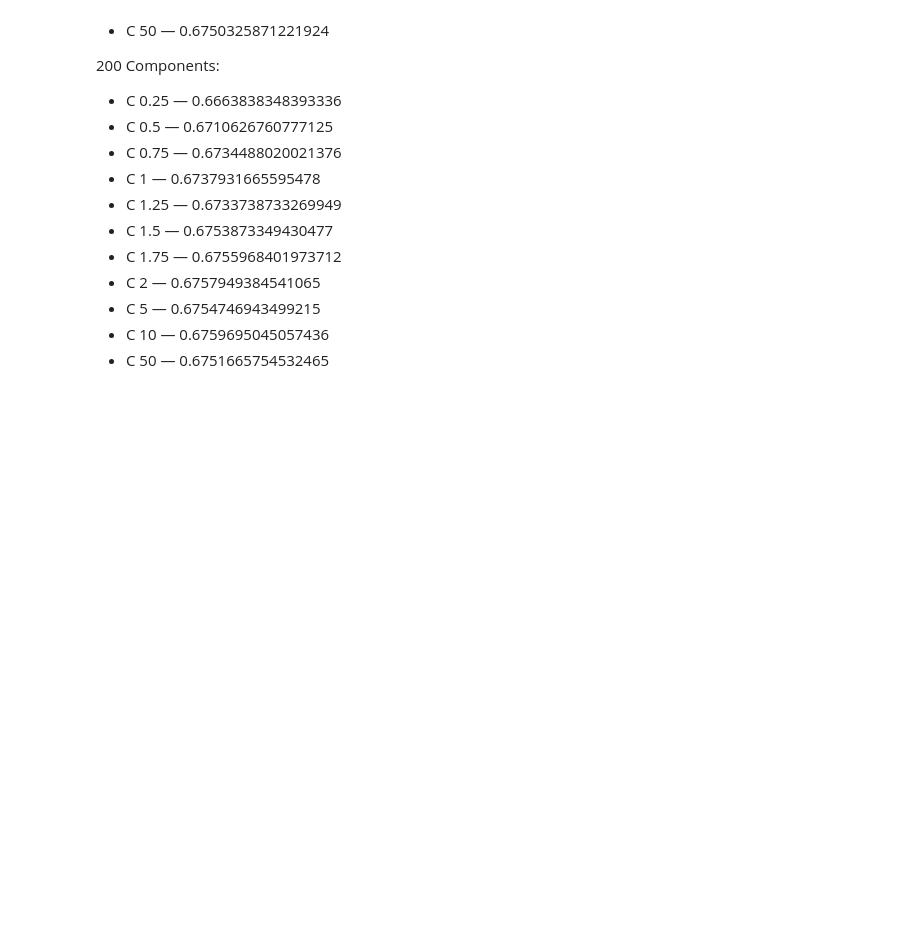
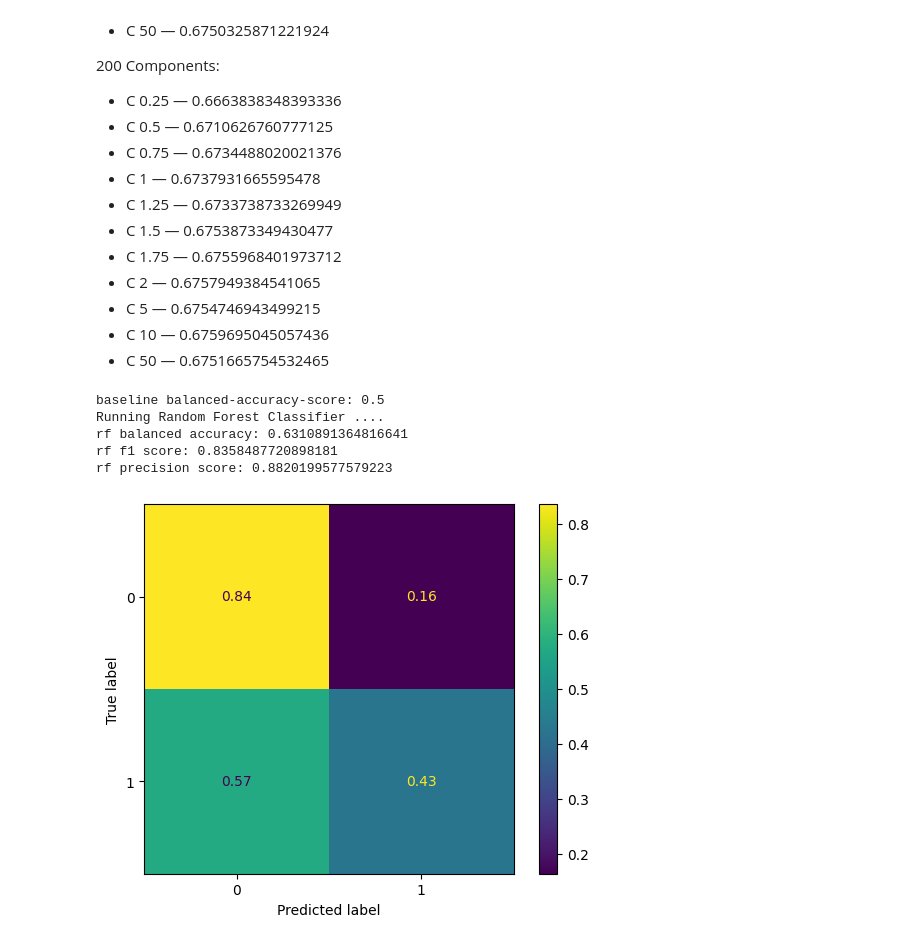
Before and after one commit to reeteshsudhakar/home-credit-risk-analysis, a Jupyter notebook: src/data-processing.ipynb, the cells around one changed output. Cells and saved outputs as stored; diff of their text form; code cells hidden in the pictures; blank space fills up the shorter version.

```diff
--- a/src/data-processing.ipynb
+++ b/src/data-processing.ipynb
@@ -125,6 +242,6 @@ df.columns
 from get_feature_importance import get_feature_imp
 # get_feature_imp(df, target)
 # %%
-output = util.run_pca(df, 200)
+output = util.run_pca(df, .99)
 # output = df
 # %%
@@ -200,3 +334,13 @@ Note that these will probably be slightly different each time based on the data
 - C 5 — 0.6754746943499215
 - C 10 — 0.6759695045057436
 - C 50 — 0.6751665754532465
+# %%
+from classifier import run_and_compare
+run_and_compare(train_X, train_y, test_X, test_y, model='rf')
+# %% [output]
+baseline balanced-accuracy-score: 0.5
+Running Random Forest Classifier ....
+rf balanced accuracy: 0.6310891364816641
+rf f1 score: 0.8358487720898181
+rf precision score: 0.8820199577579223
+[figure, added]
```
Also changed, not shown: parts of 12 cells of this notebook, 8 other files.
